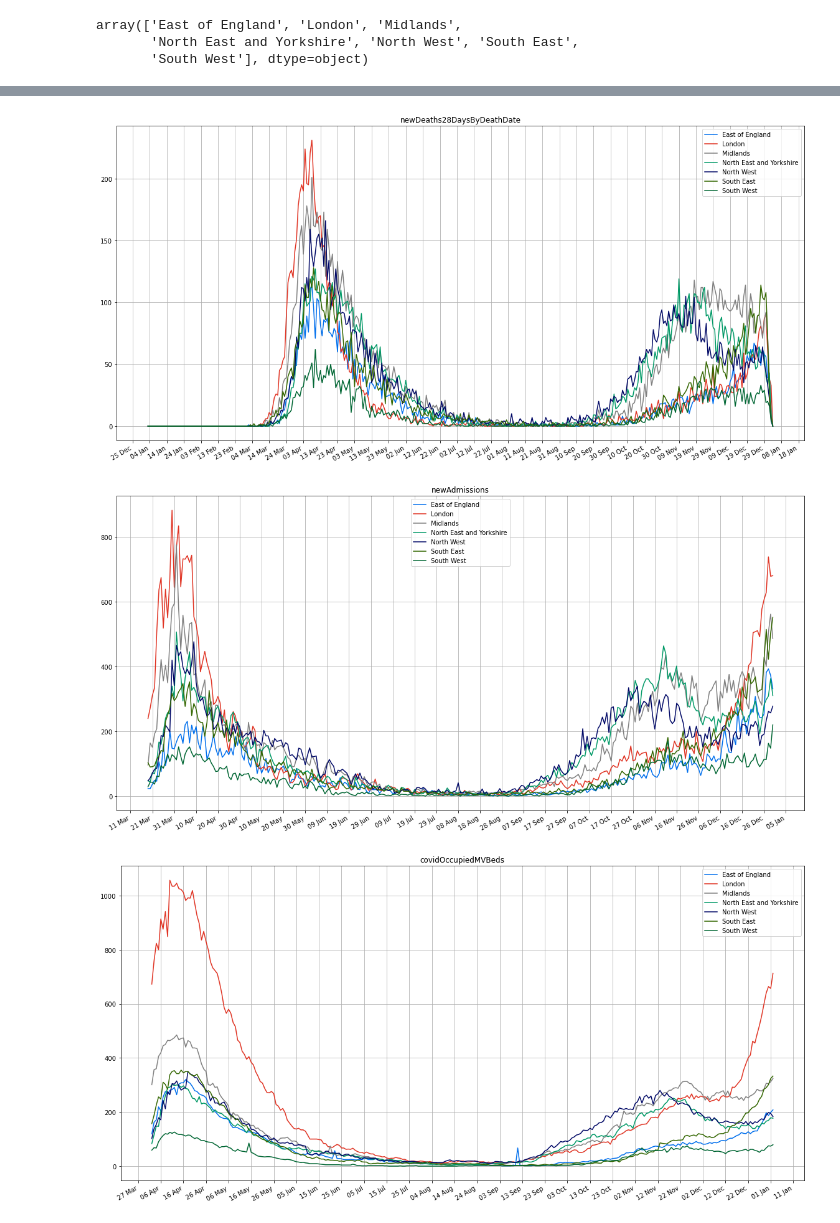
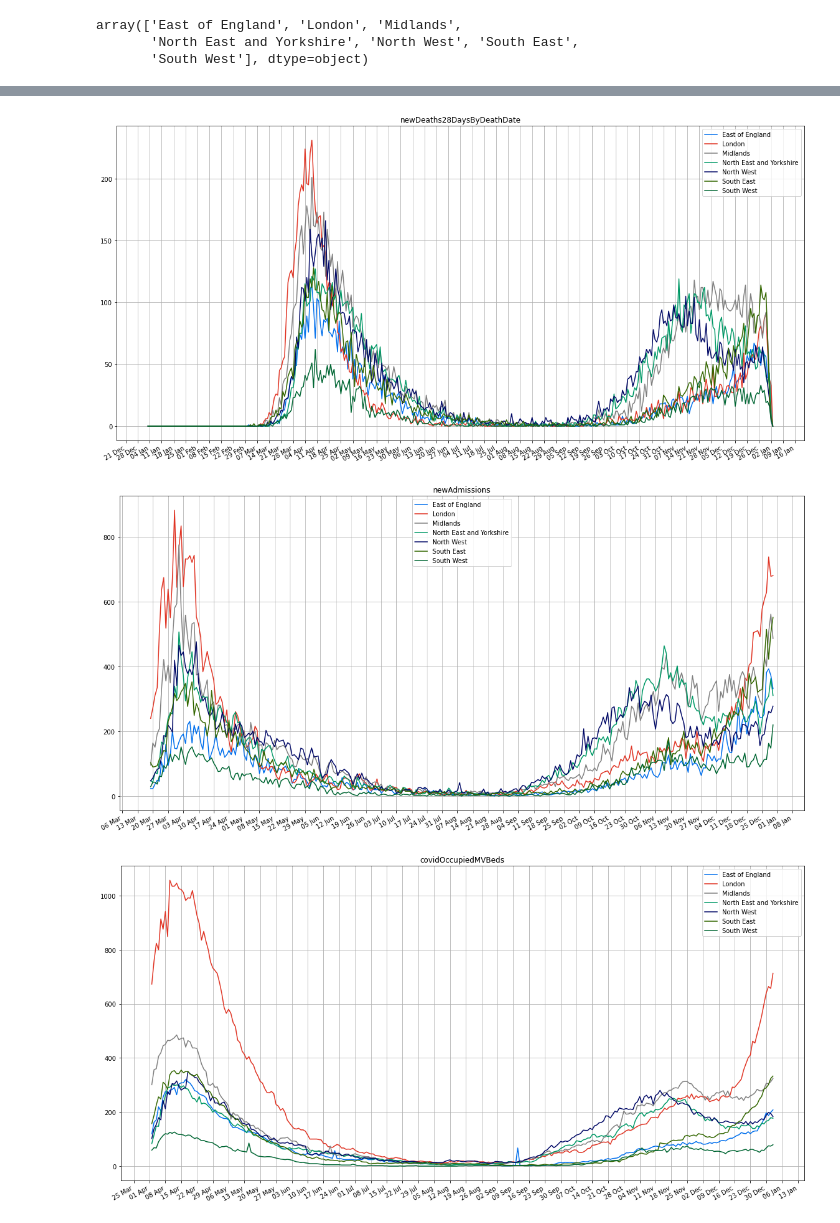
Before and after one commit to adammoss/covid, a Jupyter notebook: examples/covid_api.ipynb, the cells around one changed output, grey strips where cells are left out. Saved outputs shown, nothing was run; the diff lists cells and outputs as text; code cells hidden in the pictures.

```diff
--- a/examples/covid_api.ipynb
+++ b/examples/covid_api.ipynb
@@ -150,7 +150,7 @@ for metric in metrics + nhs_metrics + additional_metrics:
         ax = plt.gca()
         ax.xaxis.set_major_formatter(mdates.DateFormatter('%d %b'))
         #ax.set_xlim([datetime.datetime(2020, 10, 1), datetime.datetime.now()])
-        ax.xaxis.set_major_locator(mdates.DayLocator(interval=10))
+        ax.xaxis.set_major_locator(mdates.DayLocator(interval=7))
         plt.gcf().autofmt_xdate() # Rotation
         plt.grid()
         plt.title(metric)
@@ -166,3 +166,3 @@ for metric in metrics + nhs_metrics + additional_metrics:
-[figure, old version]
+[figure, new version]
-[figure, old version]
+[figure, new version]
-[figure, old version]
+[figure, new version]
```
Also changed, not shown: parts of 1 cell of this notebook, 14 other files.
